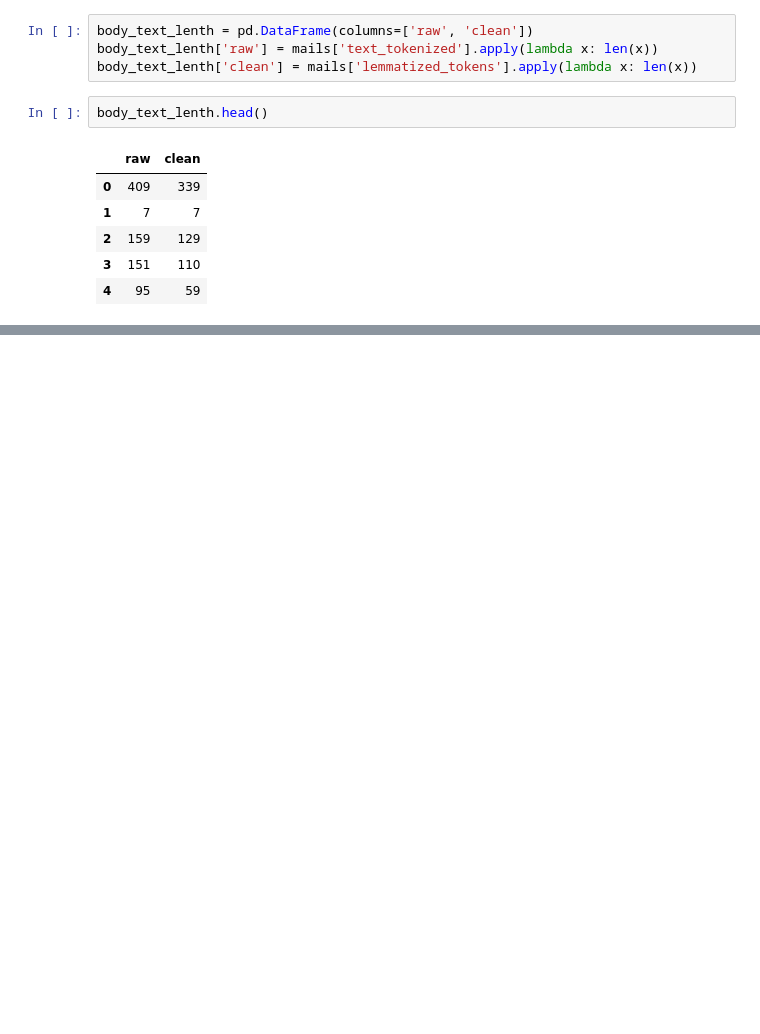
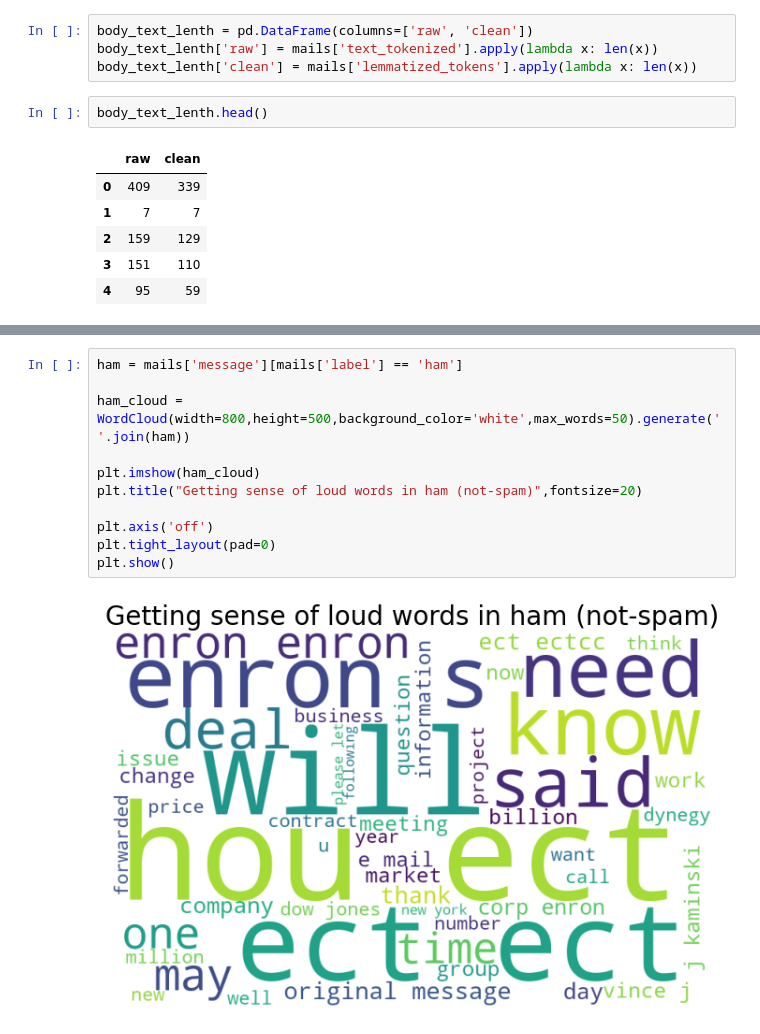
Before and after one commit to wolf-77/clean-mail, a Jupyter notebook: mail.ipynb, the cells around one changed output, grey strips where cells are left out. Cells and saved outputs as stored; diff of their text form; blank space fills up the shorter version.

```diff
--- a/mail.ipynb
+++ b/mail.ipynb
@@ -166,0 +182,13 @@ body_text_lenth.head()
+# %%
+ham = mails['message'][mails['label'] == 'ham']
+
+ham_cloud = WordCloud(width=800,height=500,background_color='white',max_words=50).generate(' '.join(ham))
+
+plt.imshow(ham_cloud)
+plt.title("Getting sense of loud words in ham (not-spam)",fontsize=20)
+
+plt.axis('off')
+plt.tight_layout(pad=0)
+plt.show()
+# %% [output]
+[figure, added]
```
Also changed, not shown: parts of 6 cells of this notebook, 1 other file.
